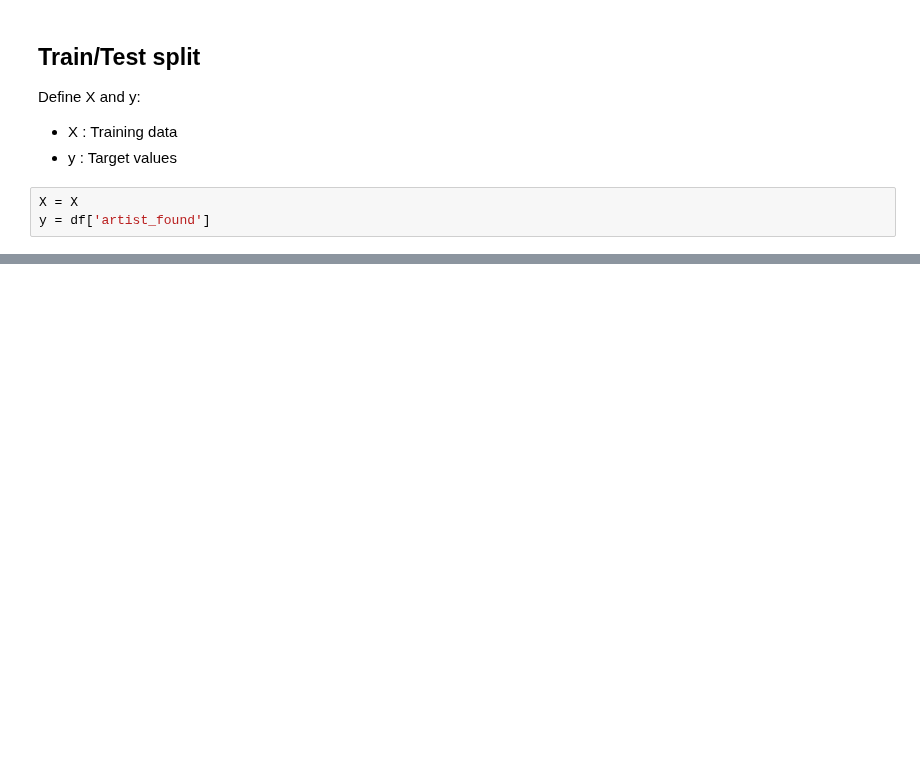
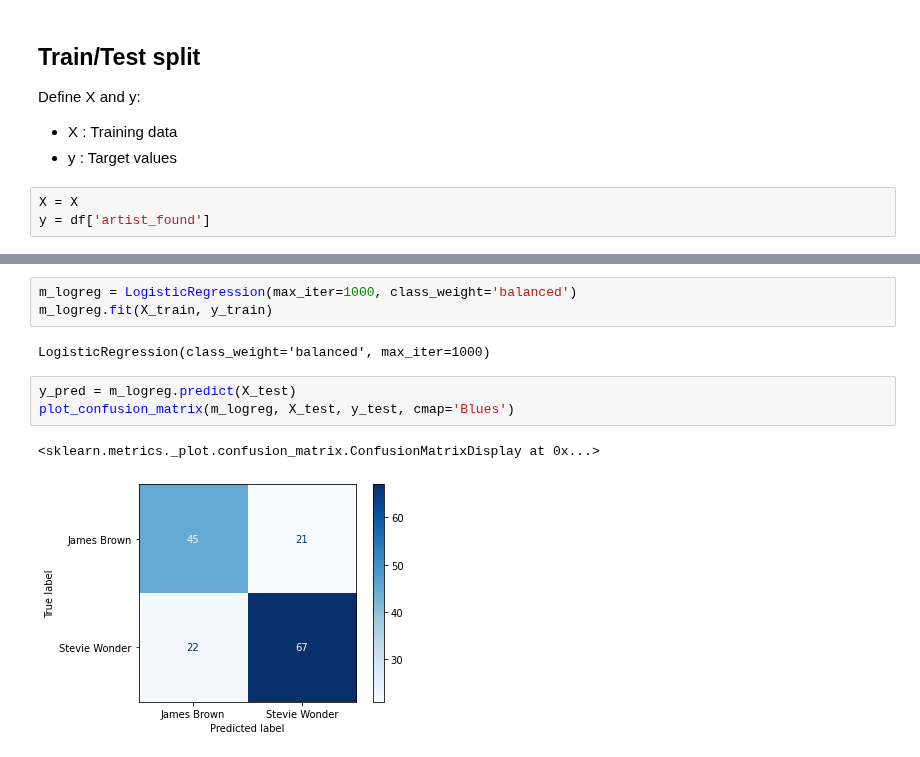
Before and after one commit to raphaelw/data-science-bootcamp, a Jupyter notebook: 04_week/project/nlp_lyrics_classification.ipynb, the cells around one changed output, grey strips where cells are left out. Drawn from its saved outputs; the diff is of its cells as text; blank space fills up the shorter version.

```diff
--- a/04_week/project/nlp_lyrics_classification.ipynb
+++ b/04_week/project/nlp_lyrics_classification.ipynb
@@ -93,0 +116,11 @@ X.shape, X_train.shape, X_test.shape
+# %%
+m_logreg = LogisticRegression(max_iter=1000, class_weight='balanced')
+m_logreg.fit(X_train, y_train)
+# %% [output]
+LogisticRegression(class_weight='balanced', max_iter=1000)
+# %%
+y_pred = m_logreg.predict(X_test)
+plot_confusion_matrix(m_logreg, X_test, y_test, cmap='Blues')
+# %% [output]
+<sklearn.metrics._plot.confusion_matrix.ConfusionMatrixDisplay at 0x...>
+[figure, added]
```
Also changed, not shown: parts of 13 cells of this notebook.
